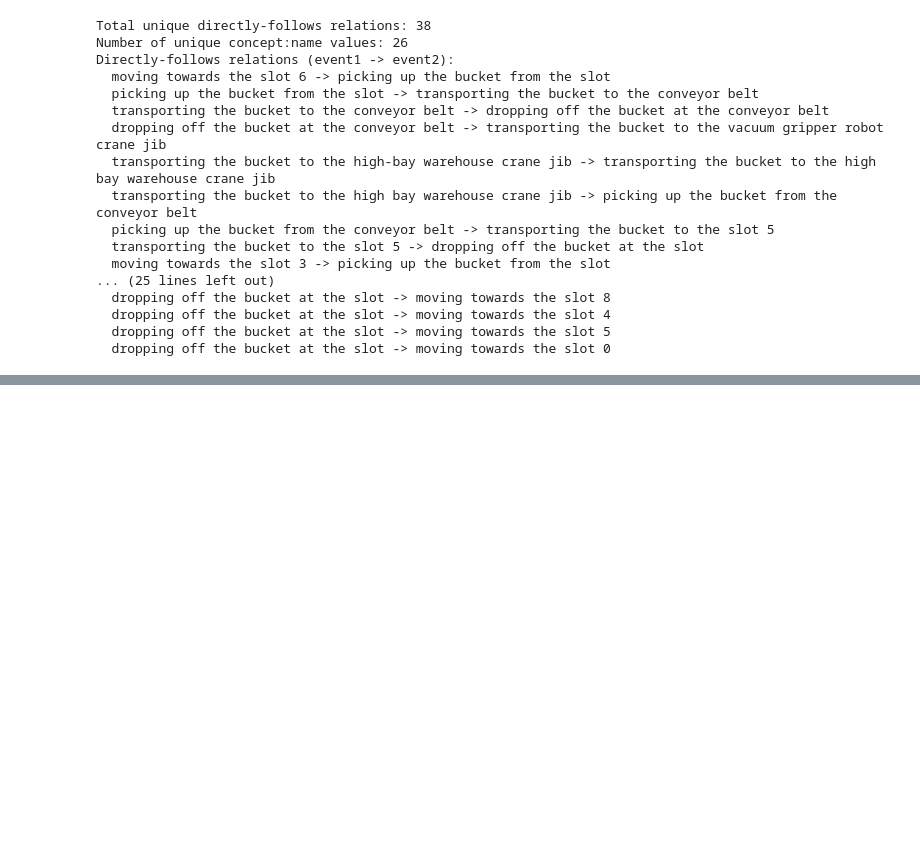
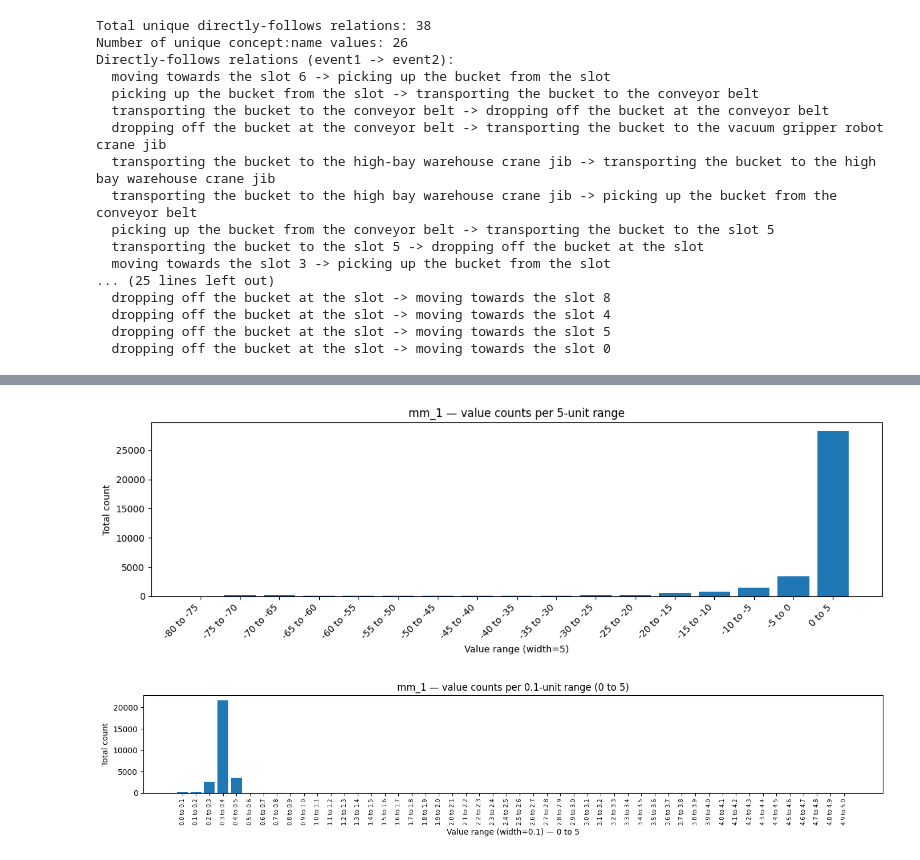
Before and after one commit to Olive305/Bachelor-thesis, a Jupyter notebook: Data/IoT enriched event log paper/document_log_content.ipynb, the cells around one changed output, grey strips where cells are left out. Saved outputs shown, nothing was run; the diff lists cells and outputs as text; code cells hidden in the pictures; blank space fills up the shorter version.

Commit message:
Finnished synthetic data creation for pressure sensor

```diff
--- a/Data/IoT enriched event log paper/document_log_content.ipynb
+++ b/Data/IoT enriched event log paper/document_log_content.ipynb
@@ -556,0 +616,78 @@ Directly-follows relations (event1 -> event2):
+# %%
+# Add freqency count for values for each of the given resources
+
+df_sensor_grouped = con.execute("""
+    SELECT
+        "org:resource",
+        "stream:observation",
+        "stream:system",
+        "stream:value",
+        COUNT(*) AS value_count
+    FROM sensor_data
+    WHERE "org:resource" IN ('ov_1', 'mm_1', 'sm_1', 'wt_1', 'vgr_1')
+      AND "stream:procedure_type" = 'stream:continuous'
+      AND "stream:observation" ILIKE '%Pressure%'
+    GROUP BY "org:resource", "stream:observation", "stream:system", "stream:value"
+    ORDER BY "org:resource", "stream:observation", value_count DESC
+""").df()
+
+import matplotlib.pyplot as plt
+
+
+resources = df_sensor_grouped['org:resource'].unique()
+
+for res in resources:
+    res_df = df_sensor_grouped[df_sensor_grouped['org:resource'] == res]
+    # Group values into uniform-width ranges (width=5) and count occurrences using the aggregated value_count
+    res_df = res_df.copy()
+    res_df['_num'] = pd.to_numeric(res_df['stream:value'], errors='coerce')
+    res_df = res_df.dropna(subset=['_num'])
+
+    if res_df.empty:
+        print(f"No numeric values for resource {res}")
+    else:
+        width = 5
+        start = math.floor(res_df['_num'].min() / width) * width
+        stop = math.ceil(res_df['_num'].max() / width) * width
+        bins = np.arange(start, stop + width, width)
+        labels = [f"{bins[i]} to {bins[i+1]}" for i in range(len(bins)-1)]
+
+        res_df['range'] = pd.cut(res_df['_num'], bins=bins, labels=labels, include_lowest=True, right=False)
+        range_counts = res_df.groupby('range')['value_count'].sum().reindex(labels, fill_value=0).reset_index()
+        range_counts.columns = ['range', 'count']
+
+        display(range_counts)
+
+        # Plot
+        plt.figure(figsize=(12,4))
+        plt.bar(range_counts['range'].astype(str), range_counts['count'])
+        plt.xticks(rotation=45, ha='right')
+        plt.xlabel(f"Value range (width={width})")
+        plt.ylabel("Total count")
+        plt.title(f"{res} — value counts per {width}-unit range")
+        plt.tight_layout()
+        plt.show()
+
+        # For the range of 0 to 5, give another plot with finer granularity (width=0.1)
+        # finer granularity for 0 to 5 (width=0.1)
+        subset_zero = res_df[(res_df['_num'] >= 0) & (res_df['_num'] <= 5)].copy()
+        if subset_zero.empty:
+            print(f"No values in [0,5] for resource {res}")
+        else:
+            width_fine = 0.1
+            bins_fine = np.arange(0, 5 + width_fine, width_fine)
+            labels_fine = [f"{bins_fine[i]:.1f} to {bins_fine[i+1]:.1f}" for i in range(len(bins_fine) - 1)]
+
+            subset_zero['range_fine'] = pd.cut(subset_zero['_num'], bins=bins_fine, labels=labels_fine, include_lowest=True, right=False)
+            fine_counts = subset_zero.groupby('range_fine')['value_count'].sum().reindex(labels_fine, fill_value=0).reset_index()
+            fine_counts.columns = ['range_fine', 'count']
+
+            plt.figure(figsize=(14,3))
+            plt.bar(fine_counts['range_fine'].astype(str), fine_counts['count'], width=0.8)
+            plt.xticks(rotation=90, fontsize=7)
+            plt.xlabel(f"Value range (width={width_fine}) — 0 to 5")
+            plt.ylabel("Total count")
+            plt.title(f"{res} — value counts per {width_fine}-unit range (0 to 5)")
+            plt.tight_layout()
+            plt.show()
+# %% [output]
@@ -556,0 +712,2 @@ Directly-follows relations (event1 -> event2):
+[figure, added]
+[figure, added]
```
Also changed, not shown: parts of 10 cells of this notebook, 5 other files.
